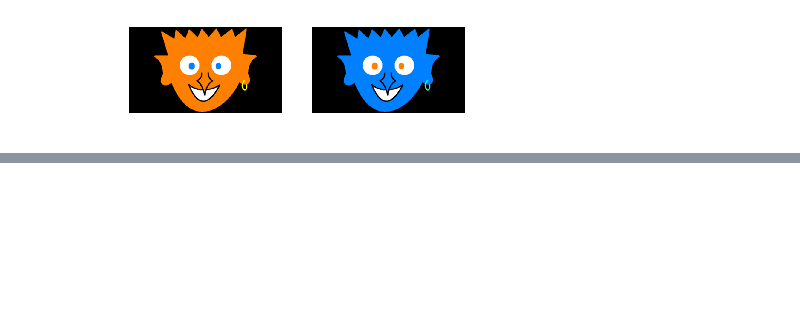
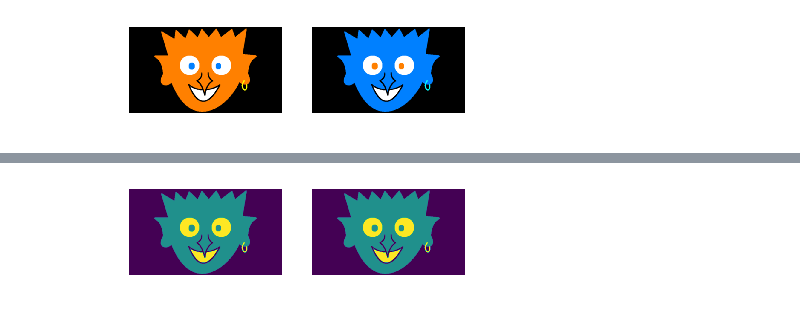
Before and after one commit to naveen246/computer_vision, a Jupyter notebook: psets/ps0/ps0.ipynb, the cells around one changed output, grey strips where cells are left out. Cells and saved outputs as stored; diff of their text form; code cells hidden in the pictures; blank space fills up the shorter version.

```diff
--- a/psets/ps0/ps0.ipynb
+++ b/psets/ps0/ps0.ipynb
@@ -71,0 +105,9 @@ show_image(img1_b)
+# %%
+# 4b
+mean = img1_green.mean()
+std = img1_green.std()
+img1_new = ((img1_green - mean) * 10 / std) + mean
+write_img('ps0-4-b-1.png', img1_new)
+show_images_together(img1_green, img1_new)
+# %% [output]
+[figure, added]
```
Also changed, not shown: parts of 5 cells of this notebook, 12 other files.
